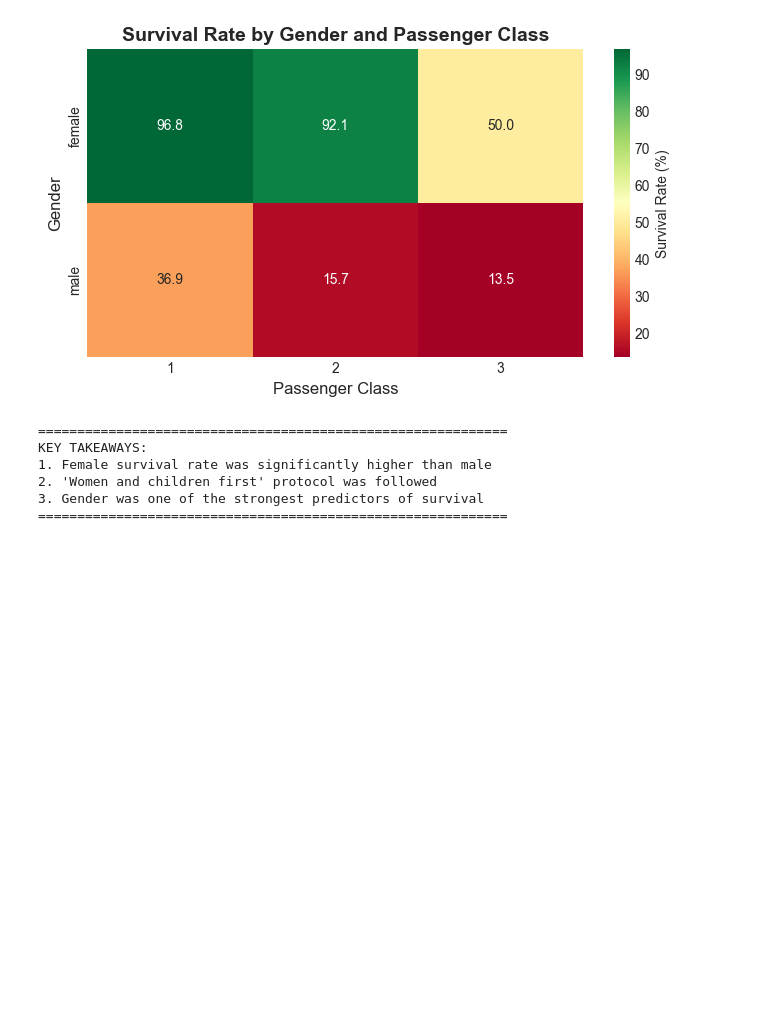
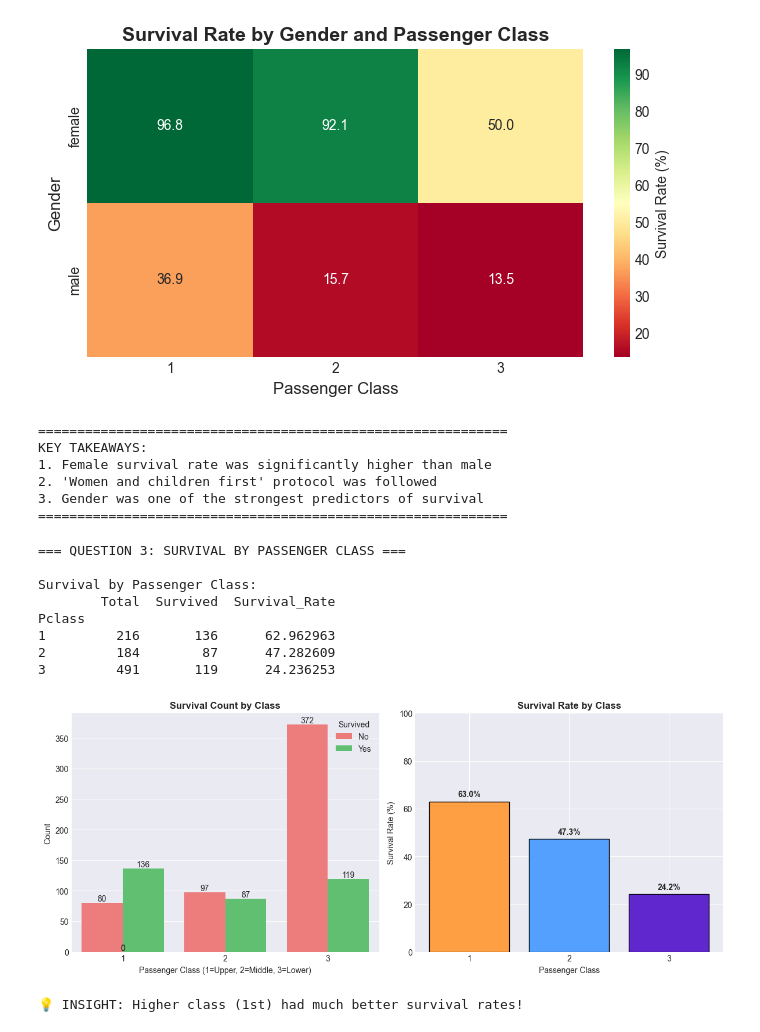
Before and after one commit to spacepriest8/titanic_analysis, a Jupyter notebook: notebooks/titanic_eda.ipynb, the cells around one changed output. Saved outputs shown, nothing was run; the diff lists cells and outputs as text; code cells hidden in the pictures; blank space fills up the shorter version.

Commit message:
Complete Titanic EDA: Basic analysis with 4 key questions

```diff
--- a/notebooks/titanic_eda.ipynb
+++ b/notebooks/titanic_eda.ipynb
@@ -645,3 +645,63 @@ KEY TAKEAWAYS:
 2. 'Women and children first' protocol was followed
 3. Gender was one of the strongest predictors of survival
 ============================================================
+# %%
+# Cell 9: Question 3 - Did passenger class affect survival?
+print("=== QUESTION 3: SURVIVAL BY PASSENGER CLASS ===\n")
+
+# Calculate survival rates by class
+class_survival = df_clean.groupby('Pclass')['Survived'].agg(['count', 'sum'])
+class_survival['survival_rate'] = (class_survival['sum'] / class_survival['count']) * 100
+class_survival.columns = ['Total', 'Survived', 'Survival_Rate']
+
+print("Survival by Passenger Class:")
+print(class_survival)
+print()
+
+# Visualization
+fig, (ax1, ax2) = plt.subplots(1, 2, figsize=(12, 5))
+
+# Count plot
+sns.countplot(data=df_clean, x='Pclass', hue='Survived', ax=ax1,
+              palette=['#ff6b6b', '#51cf66'])
+ax1.set_title('Survival Count by Class', fontweight='bold')
+ax1.set_xlabel('Passenger Class (1=Upper, 2=Middle, 3=Lower)')
+ax1.set_ylabel('Count')
+ax1.legend(title='Survived', labels=['No', 'Yes'])
+
+# Add labels
+for p in ax1.patches:
+    ax1.annotate(f'{int(p.get_height())}',
+                (p.get_x() + p.get_width() / 2., p.get_height()),
+                ha='center', va='bottom')
+
+# Survival rate bar plot
+colors = ['#ff9f43', '#54a0ff', '#5f27cd']
+bars = ax2.bar(class_survival.index.astype(str), class_survival['Survival_Rate'],
+               color=colors, edgecolor='black')
+ax2.set_title('Survival Rate by Class', fontweight='bold')
+ax2.set_xlabel('Passenger Class')
+ax2.set_ylabel('Survival Rate (%)')
+ax2.set_ylim(0, 100)
+
+# Add percentage labels
+for bar, rate in zip(bars, class_survival['Survival_Rate']):
+    ax2.text(bar.get_x() + bar.get_width()/2, bar.get_height() + 2,
+             f'{rate:.1f}%', ha='center', fontweight='bold')
+
+plt.tight_layout()
+plt.savefig('../outputs/survival_by_class.png', dpi=300, bbox_inches='tight')
+plt.show()
+
+print("💡 INSIGHT: Higher class (1st) had much better survival rates!")
+# %% [output]
+=== QUESTION 3: SURVIVAL BY PASSENGER CLASS ===
+
+Survival by Passenger Class:
+        Total  Survived  Survival_Rate
+Pclass
+1         216       136      62.962963
+2         184        87      47.282609
+3         491       119      24.236253
+[figure, added]
+💡 INSIGHT: Higher class (1st) had much better survival rates!
```
Also changed, not shown: parts of 11 cells of this notebook.
